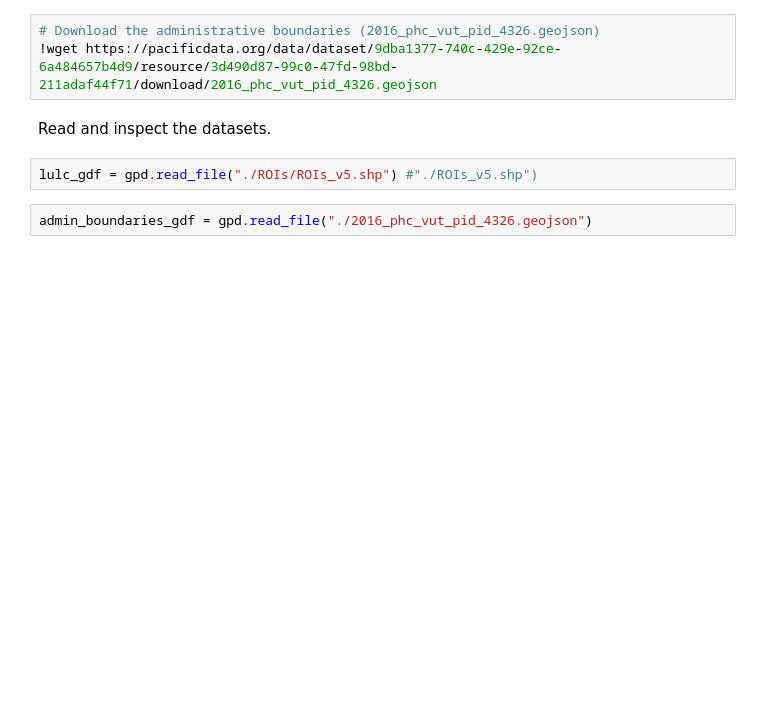
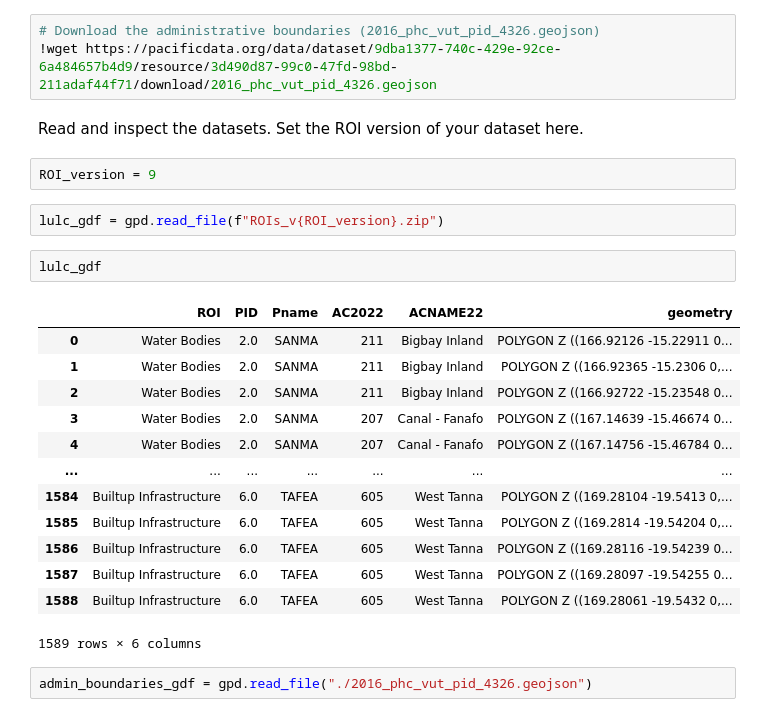
Before and after one commit to Vanuatu-National-Statistics-Office/climate-change-natural-disasters, a Jupyter notebook: book/Lesson_1E.ipynb, the cells around one changed output. Cells and saved outputs as stored; diff of their text form; blank space fills up the shorter version.

```diff
--- a/book/Lesson_1E.ipynb
+++ b/book/Lesson_1E.ipynb
@@ -80,9 +102,27 @@ A [GeoDataFrame](https://geopandas.org/en/stable/docs/reference/geodataframe.htm
 # Download the administrative boundaries (2016_phc_vut_pid_4326.geojson)
 !wget https://pacificdata.org/data/dataset/9dba1377-740c-429e-92ce-6a484657b4d9/resource/3d490d87-99c0-47fd-98bd-211adaf44f71/download/2016_phc_vut_pid_4326.geojson
 # %% [markdown]
-Read and inspect the datasets.
+Read and inspect the datasets. Set the ROI version of your dataset here.
-# %%
-lulc_gdf = gpd.read_file("./ROIs/ROIs_v5.shp") #"./ROIs_v5.shp")
+# %%
+ROI_version = 9
+# %%
+lulc_gdf = gpd.read_file(f"ROIs_v{ROI_version}.zip")
+# %%
+lulc_gdf
+# %% [output]
+|  | ROI | PID | Pname | AC2022 | ACNAME22 | geometry |
+| 0 | Water Bodies | 2.0 | SANMA | 211 | Bigbay Inland | POLYGON Z ((166.92126 -15.22911 0... |
+| 1 | Water Bodies | 2.0 | SANMA | 211 | Bigbay Inland | POLYGON Z ((166.92365 -15.2306 0,... |
+| 2 | Water Bodies | 2.0 | SANMA | 211 | Bigbay Inland | POLYGON Z ((166.92722 -15.23548 0... |
+| 3 | Water Bodies | 2.0 | SANMA | 207 | Canal - Fanafo | POLYGON Z ((167.14639 -15.46674 0... |
+| 4 | Water Bodies | 2.0 | SANMA | 207 | Canal - Fanafo | POLYGON Z ((167.14756 -15.46784 0... |
+| ... | ... | ... | ... | ... | ... | ... |
+| 1584 | Builtup Infrastructure | 6.0 | TAFEA | 605 | West Tanna | POLYGON Z ((169.28104 -19.5413 0,... |
+| 1585 | Builtup Infrastructure | 6.0 | TAFEA | 605 | West Tanna | POLYGON Z ((169.2814 -19.54204 0,... |
+| 1586 | Builtup Infrastructure | 6.0 | TAFEA | 605 | West Tanna | POLYGON Z ((169.28116 -19.54239 0... |
+| 1587 | Builtup Infrastructure | 6.0 | TAFEA | 605 | West Tanna | POLYGON Z ((169.28097 -19.54255 0... |
+| 1588 | Builtup Infrastructure | 6.0 | TAFEA | 605 | West Tanna | POLYGON Z ((169.28061 -19.5432 0,... |
+1589 rows × 6 columns
 # %%
 admin_boundaries_gdf = gpd.read_file("./2016_phc_vut_pid_4326.geojson")
 # %%
```
Also changed, not shown: parts of 77 cells of this notebook, 1 other file.
